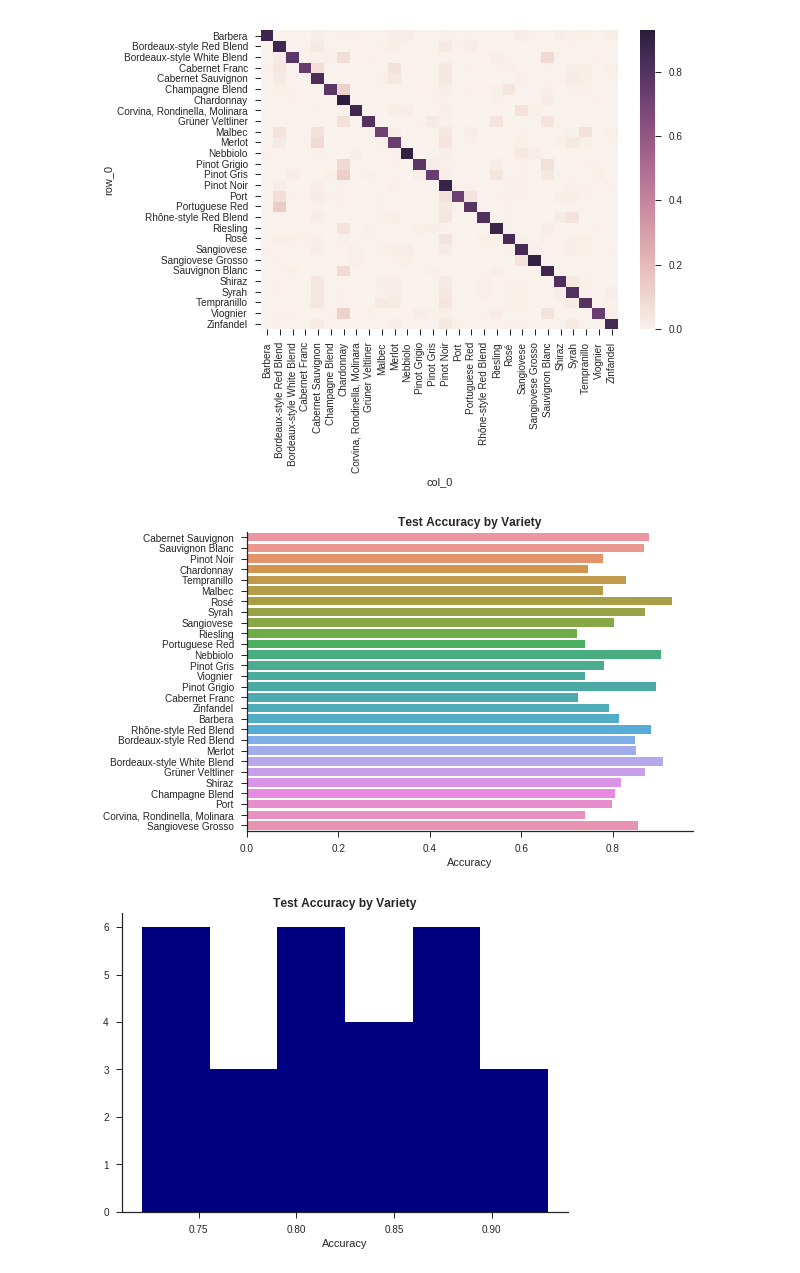
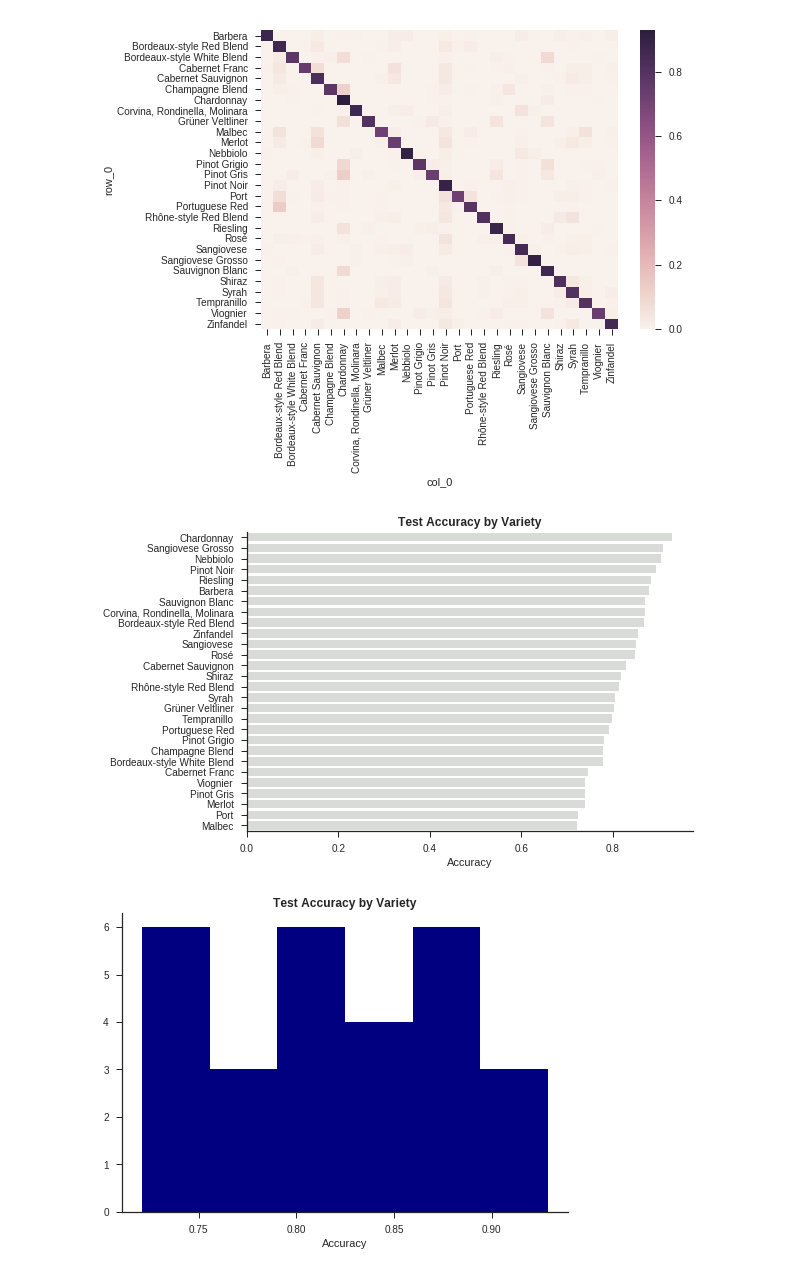
Before and after one commit to kgedney/anly580-wine-project, a Jupyter notebook: create_multiclass_models.ipynb, the cells around one changed output. Cells and saved outputs as stored; diff of their text form; code cells hidden in the pictures.

```diff
--- a/create_multiclass_models.ipynb
+++ b/create_multiclass_models.ipynb
@@ -360,16 +379,21 @@ sns.heatmap(to_plot)
 # %% [output]
 <matplotlib.axes._subplots.AxesSubplot at 0x...>
 [figure]
+# %%
+v_labels = sorted(v_lookup.items(), key=lambda x: x[0])
+v_labels = [vv[1] for vv in v_labels]
 # %%
 # plot accuracy by wine another way
 
-sns.barplot(y=list(v_lookup.values()), x=accuracies)
+acc_order = np.argsort(-accuracies) # get index to sort by
+
+sns.barplot(y=np.array(v_labels)[acc_order], x=accuracies[acc_order], color='#d8dcd6')
 plt.title('Test Accuracy by Variety', fontweight="bold")
 plt.xlabel('Accuracy')
 sns.despine()
 plt.show()
 # %% [output]
-[figure, old version]
+[figure, new version]
 # %%
 # plot as histogram
 plt.hist(accuracies, bins=6, color='navy')
```
Also changed, not shown: parts of 8 cells of this notebook.
